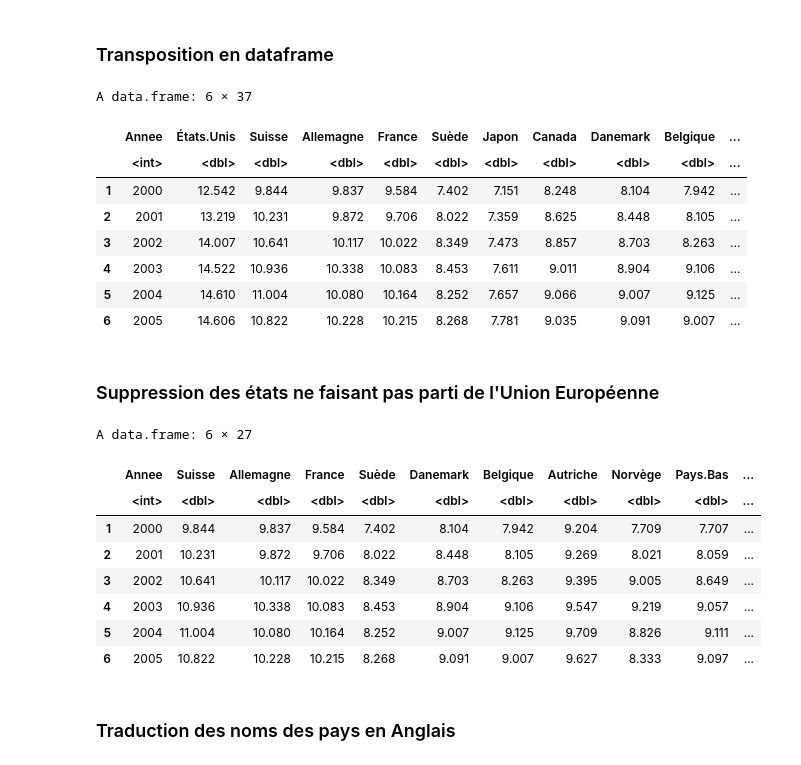
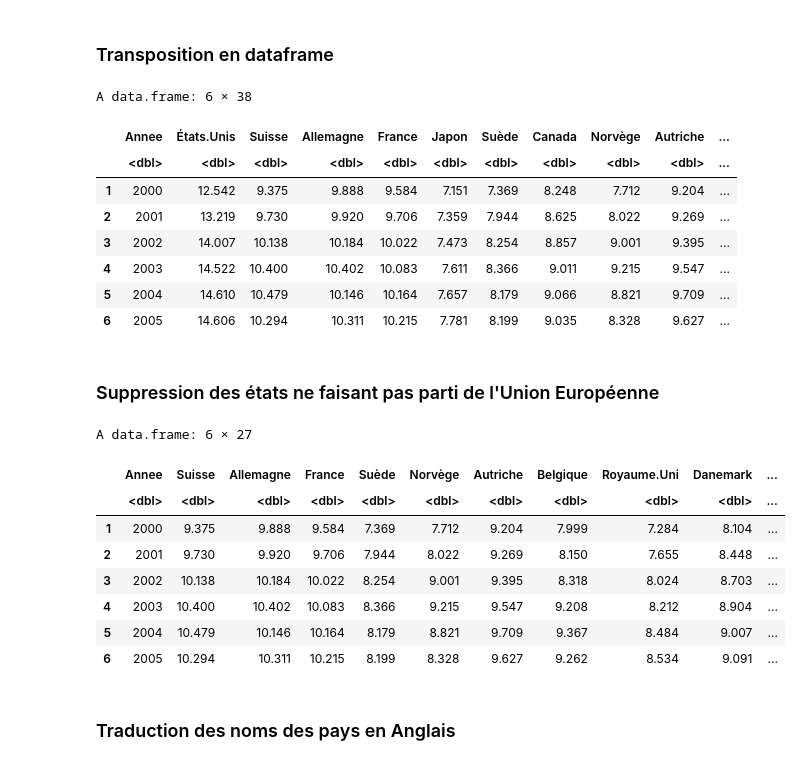
Before and after one commit to saundersp/EtudePopulationMondiale, a Jupyter notebook: Étude de l'évolution de la population mondiale.ipynb, the cells around one changed output. Cells and saved outputs as stored; diff of their text form; code cells hidden in the pictures.

```diff
--- a/Étude de l'évolution de la population mondiale.ipynb
+++ b/Étude de l'évolution de la population mondiale.ipynb
@@ -77,0 +74,6 @@ print(sprintf("Le fichier estim.xlsx posséde %d * %d lignes", ncol(estim), nrow
+# %%
+estim = read.csv("data/data.csv", stringsAsFactors = TRUE)
+estim = estim[-c((nrow(estim) - 4) : nrow(estim)),] # Suppression des filigranes
+colnames(estim)[1] = "Country.Name" # Correction caractère UTF-8
+print(sprintf("Le fichier estim.xlsx possède %d * %d lignes", ncol(estim), nrow(estim)))
+head(estim)
@@ -83,17 +96,17 @@ Nous allons ne garde que les lignes concernant l'Union Européenne et le monde,
 # %%
-years_mask = c(5:95)
-seuil = 1e6
-x = as.numeric(lapply(colnames(estim)[years_mask], function(x){ substr(x, 1, 4) }))
+years_mask = c(5 : 95)
+norm = 1e6
+x = as.numeric(lapply(colnames(estim)[years_mask], function(x){ substr(x, 2, 5) }))
 
-y = estim[estim$'Country Name' == 'European Union',]
-y1_1 = as.numeric(y[y$'Series Code' == 'SP.POP.TOTL', years_mask]) / seuil
-y1_2 = as.numeric(y[y$'Series Code' == 'SP.POP.GROW', years_mask])
-y1_3 = as.numeric(y[y$'Series Code' == 'SP.DYN.LE00.IN', years_mask])
-y1_4 = as.numeric(y[y$'Series Code' == 'SP.POP.65UP.TO.ZS', years_mask])
-y = estim[estim$'Country Name' == 'World',]
-y2_1 = as.numeric(y[y$'Series Code' == 'SP.POP.TOTL', years_mask]) / seuil
-y2_2 = as.numeric(y[y$'Series Code' == 'SP.POP.GROW', years_mask])
-y2_3 = as.numeric(y[y$'Series Code' == 'SP.DYN.LE00.IN', years_mask])
+y = estim[estim$'Country.Name' == 'European Union',]
+y1_1 = as.numeric(y[y$'Series.Code' == 'SP.POP.TOTL', years_mask]) / norm
+y1_2 = as.numeric(y[y$'Series.Code' == 'SP.POP.GROW', years_mask])
+y1_3 = as.numeric(y[y$'Series.Code' == 'SP.DYN.LE00.IN', years_mask])
+y1_4 = as.numeric(y[y$'Series.Code' == 'SP.POP.65UP.TO.ZS', years_mask])
+y = estim[estim$'Country.Name' == 'World',]
+y2_1 = as.numeric(y[y$'Series.Code' == 'SP.POP.TOTL', years_mask]) / norm
+y2_2 = as.numeric(y[y$'Series.Code' == 'SP.POP.GROW', years_mask])
+y2_3 = as.numeric(y[y$'Series.Code' == 'SP.DYN.LE00.IN', years_mask])
 
 df = data.frame(x, y1_1, y1_2, y1_3, y1_4, y2_1, y2_2, y2_3)
 colnames(df) = c("Annee", "Population_euro", "Croissance_euro",
@@ -534,0 +495,5 @@ A tibble: 6 × 20
+# %%
+dep = read_excel("data/cond-sante-dep-courante-monde.xlsx", skip = 3, n_max = 37)
+dep = dep[, -ncol(dep)] # La dernière année ne contient que des estimation ou des données provisoire donc ignorées.
+print(sprintf("Le fichier cond-sante-dep-courante-monde.xlsx possède %d * %d lignes", ncol(dep), nrow(dep)))
+head(dep)
@@ -536,38 +512,38 @@ A tibble: 6 × 20
 ### Transposition en dataframe
 # %%
 dep = t(dep)
-colnames(dep) = dep[1,]
+colnames(dep) = dep[1, ]
 rownames(dep) = NULL
-dep = data.frame(apply(dep[-c(1),], 2, function(x) as.numeric(as.character(x))))
-dep = data.frame(Annee = (2000:2018), dep)
+dep = data.frame(apply(dep[-c(1), ], 2, function(x) as.numeric(as.character(x))))
+dep = data.frame(Annee = (0:18) + 2e3, dep)
 head(dep)
 # %% [output]
-A data.frame: 6 × 37
+A data.frame: 6 × 38
-|  | Annee | États.Unis | Suisse | Allemagne | France | Suède | Japon | Canada | Danemark | Belgique | ... |
-|  | <int> | <dbl> | <dbl> | <dbl> | <dbl> | <dbl> | <dbl> | <dbl> | <dbl> | <dbl> | ... |
-| 1 | 2000 | 12.542 | 9.844 | 9.837 | 9.584 | 7.402 | 7.151 | 8.248 | 8.104 | 7.942 | ... |
-| 2 | 2001 | 13.219 | 10.231 | 9.872 | 9.706 | 8.022 | 7.359 | 8.625 | 8.448 | 8.105 | ... |
-| 3 | 2002 | 14.007 | 10.641 | 10.117 | 10.022 | 8.349 | 7.473 | 8.857 | 8.703 | 8.263 | ... |
-| 4 | 2003 | 14.522 | 10.936 | 10.338 | 10.083 | 8.453 | 7.611 | 9.011 | 8.904 | 9.106 | ... |
-| 5 | 2004 | 14.610 | 11.004 | 10.080 | 10.164 | 8.252 | 7.657 | 9.066 | 9.007 | 9.125 | ... |
-| 6 | 2005 | 14.606 | 10.822 | 10.228 | 10.215 | 8.268 | 7.781 | 9.035 | 9.091 | 9.007 | ... |
+|  | Annee | États.Unis | Suisse | Allemagne | France | Japon | Suède | Canada | Norvège | Autriche | ... |
+|  | <dbl> | <dbl> | <dbl> | <dbl> | <dbl> | <dbl> | <dbl> | <dbl> | <dbl> | <dbl> | ... |
+| 1 | 2000 | 12.542 | 9.375 | 9.888 | 9.584 | 7.151 | 7.369 | 8.248 | 7.712 | 9.204 | ... |
+| 2 | 2001 | 13.219 | 9.730 | 9.920 | 9.706 | 7.359 | 7.944 | 8.625 | 8.022 | 9.269 | ... |
+| 3 | 2002 | 14.007 | 10.138 | 10.184 | 10.022 | 7.473 | 8.254 | 8.857 | 9.001 | 9.395 | ... |
+| 4 | 2003 | 14.522 | 10.400 | 10.402 | 10.083 | 7.611 | 8.366 | 9.011 | 9.215 | 9.547 | ... |
+| 5 | 2004 | 14.610 | 10.479 | 10.146 | 10.164 | 7.657 | 8.179 | 9.066 | 8.821 | 9.709 | ... |
+| 6 | 2005 | 14.606 | 10.294 | 10.311 | 10.215 | 7.781 | 8.199 | 9.035 | 8.328 | 9.627 | ... |
 # %% [markdown]
 ### Suppression des états ne faisant pas parti de l'Union Européenne
 # %%
-hors_eu = c("États.Unis", "Japon", "Chili", "Corée.du.sud", "Slovénie", "Israël", "Mexique", "Turquie", "Canada", "Australie", "Nouvelle-Zélande")
+hors_eu = c("États.Unis", "Japon", "Chili", "Corée.du.sud", "Slovénie", "Israël", "Mexique", "Turquie", "Canada", "Australie", "Nouvelle.Zélande")
 dep = dep[!(colnames(dep) %in% hors_eu)]
-dep = dep[dep$Annee <= 2015,]
+dep = dep[dep$Annee <= 2015, ]
 head(dep)
 # %% [output]
 A data.frame: 6 × 27
-|  | Annee | Suisse | Allemagne | France | Suède | Danemark | Belgique | Autriche | Norvège | Pays.Bas | ... |
-|  | <int> | <dbl> | <dbl> | <dbl> | <dbl> | <dbl> | <dbl> | <dbl> | <dbl> | <dbl> | ... |
-| 1 | 2000 | 9.844 | 9.837 | 9.584 | 7.402 | 8.104 | 7.942 | 9.204 | 7.709 | 7.707 | ... |
-| 2 | 2001 | 10.231 | 9.872 | 9.706 | 8.022 | 8.448 | 8.105 | 9.269 | 8.021 | 8.059 | ... |
-| 3 | 2002 | 10.641 | 10.117 | 10.022 | 8.349 | 8.703 | 8.263 | 9.395 | 9.005 | 8.649 | ... |
-| 4 | 2003 | 10.936 | 10.338 | 10.083 | 8.453 | 8.904 | 9.106 | 9.547 | 9.219 | 9.057 | ... |
-| 5 | 2004 | 11.004 | 10.080 | 10.164 | 8.252 | 9.007 | 9.125 | 9.709 | 8.826 | 9.111 | ... |
-| 6 | 2005 | 10.822 | 10.228 | 10.215 | 8.268 | 9.091 | 9.007 | 9.627 | 8.333 | 9.097 | ... |
+|  | Annee | Suisse | Allemagne | France | Suède | Norvège | Autriche | Belgique | Royaume.Uni | Danemark | ... |
+|  | <dbl> | <dbl> | <dbl> | <dbl> | <dbl> | <dbl> | <dbl> | <dbl> | <dbl> | <dbl> | ... |
+| 1 | 2000 | 9.375 | 9.888 | 9.584 | 7.369 | 7.712 | 9.204 | 7.999 | 7.284 | 8.104 | ... |
+| 2 | 2001 | 9.730 | 9.920 | 9.706 | 7.944 | 8.022 | 9.269 | 8.150 | 7.655 | 8.448 | ... |
+| 3 | 2002 | 10.138 | 10.184 | 10.022 | 8.254 | 9.001 | 9.395 | 8.318 | 8.024 | 8.703 | ... |
+| 4 | 2003 | 10.400 | 10.402 | 10.083 | 8.366 | 9.215 | 9.547 | 9.208 | 8.212 | 8.904 | ... |
+| 5 | 2004 | 10.479 | 10.146 | 10.164 | 8.179 | 8.821 | 9.709 | 9.367 | 8.484 | 9.007 | ... |
+| 6 | 2005 | 10.294 | 10.311 | 10.215 | 8.199 | 8.328 | 9.627 | 9.262 | 8.534 | 9.091 | ... |
 # %% [markdown]
 ### Traduction des noms des pays en Anglais
 # %%
```
Also changed, not shown: parts of 41 cells of this notebook, 5 other files.
